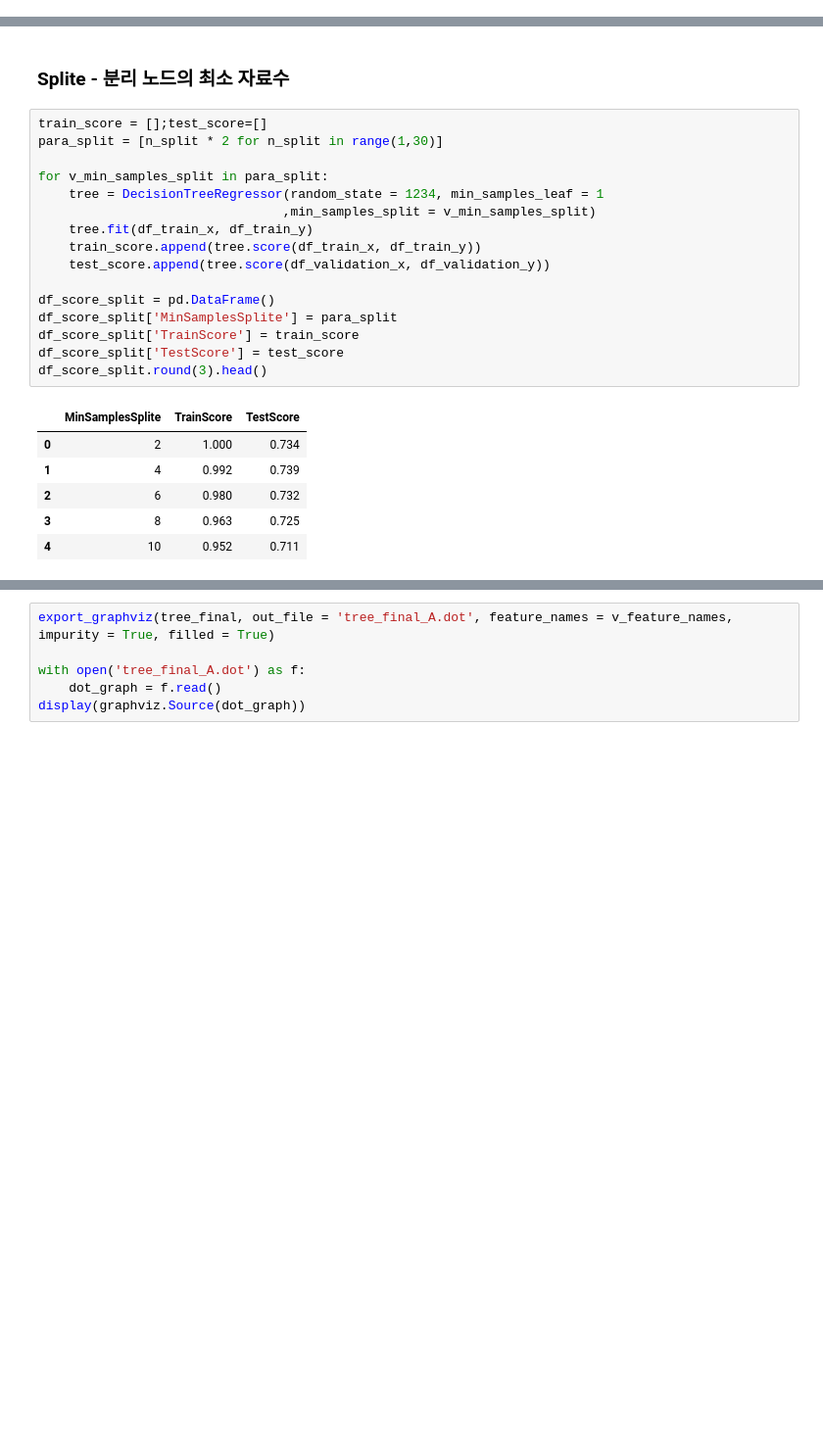
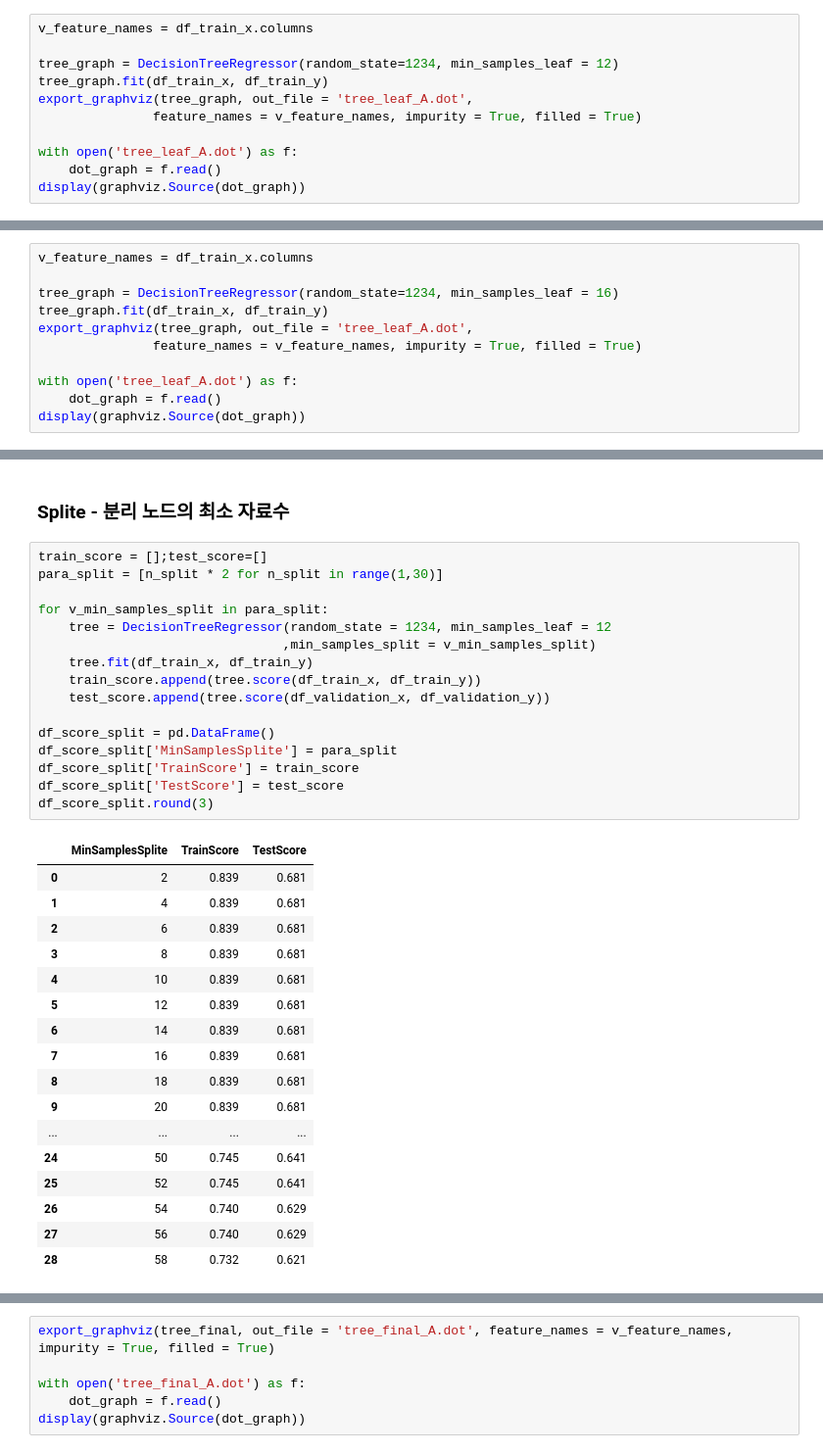
Before and after one commit to wonbae/data-analytics, a Jupyter notebook: Assignment_02_DT.ipynb, the cells around one changed output, grey strips where cells are left out. Shown at 98% size. Saved outputs shown, nothing was run; the diff lists cells and outputs as text; blank space fills up the shorter version.

```diff
--- a/Assignment_02_DT.ipynb
+++ b/Assignment_02_DT.ipynb
@@ -146,0 +155,11 @@ display(graphviz.Source(dot_graph))
+# %%
+v_feature_names = df_train_x.columns
+
+tree_graph = DecisionTreeRegressor(random_state=1234, min_samples_leaf = 12)
+tree_graph.fit(df_train_x, df_train_y)
+export_graphviz(tree_graph, out_file = 'tree_leaf_A.dot',
+               feature_names = v_feature_names, impurity = True, filled = True)
+
+with open('tree_leaf_A.dot') as f:
+    dot_graph = f.read()
+display(graphviz.Source(dot_graph))
@@ -146,0 +168,11 @@ display(graphviz.Source(dot_graph))
+# %%
+v_feature_names = df_train_x.columns
+
+tree_graph = DecisionTreeRegressor(random_state=1234, min_samples_leaf = 16)
+tree_graph.fit(df_train_x, df_train_y)
+export_graphviz(tree_graph, out_file = 'tree_leaf_A.dot',
+               feature_names = v_feature_names, impurity = True, filled = True)
+
+with open('tree_leaf_A.dot') as f:
+    dot_graph = f.read()
+display(graphviz.Source(dot_graph))
@@ -149,26 +183,37 @@ display(graphviz.Source(dot_graph))
 # %%
 train_score = [];test_score=[]
 para_split = [n_split * 2 for n_split in range(1,30)]
 
 for v_min_samples_split in para_split:
-    tree = DecisionTreeRegressor(random_state = 1234, min_samples_leaf = 1
+    tree = DecisionTreeRegressor(random_state = 1234, min_samples_leaf = 12
                                 ,min_samples_split = v_min_samples_split)
     tree.fit(df_train_x, df_train_y)
     train_score.append(tree.score(df_train_x, df_train_y))
     test_score.append(tree.score(df_validation_x, df_validation_y))
 
 df_score_split = pd.DataFrame()
 df_score_split['MinSamplesSplite'] = para_split
 df_score_split['TrainScore'] = train_score
 df_score_split['TestScore'] = test_score
-df_score_split.round(3).head()
+df_score_split.round(3)
 # %% [output]
 |  | MinSamplesSplite | TrainScore | TestScore |
-| 0 | 2 | 1.000 | 0.734 |
-| 1 | 4 | 0.992 | 0.739 |
-| 2 | 6 | 0.980 | 0.732 |
-| 3 | 8 | 0.963 | 0.725 |
-| 4 | 10 | 0.952 | 0.711 |
+| 0 | 2 | 0.839 | 0.681 |
+| 1 | 4 | 0.839 | 0.681 |
+| 2 | 6 | 0.839 | 0.681 |
+| 3 | 8 | 0.839 | 0.681 |
+| 4 | 10 | 0.839 | 0.681 |
+| 5 | 12 | 0.839 | 0.681 |
+| 6 | 14 | 0.839 | 0.681 |
+| 7 | 16 | 0.839 | 0.681 |
+| 8 | 18 | 0.839 | 0.681 |
+| 9 | 20 | 0.839 | 0.681 |
+| ... | ... | ... | ... |
+| 24 | 50 | 0.745 | 0.641 |
+| 25 | 52 | 0.745 | 0.641 |
+| 26 | 54 | 0.740 | 0.629 |
+| 27 | 56 | 0.740 | 0.629 |
+| 28 | 58 | 0.732 | 0.621 |
 # %%
 plt.plot(para_split, train_score, linestyle = '-', label = 'Train Score')
 plt.plot(para_split, test_score, linestyle = '--', label = 'Test Score')
```
Also changed, not shown: parts of 23 cells of this notebook, 11 other files.
